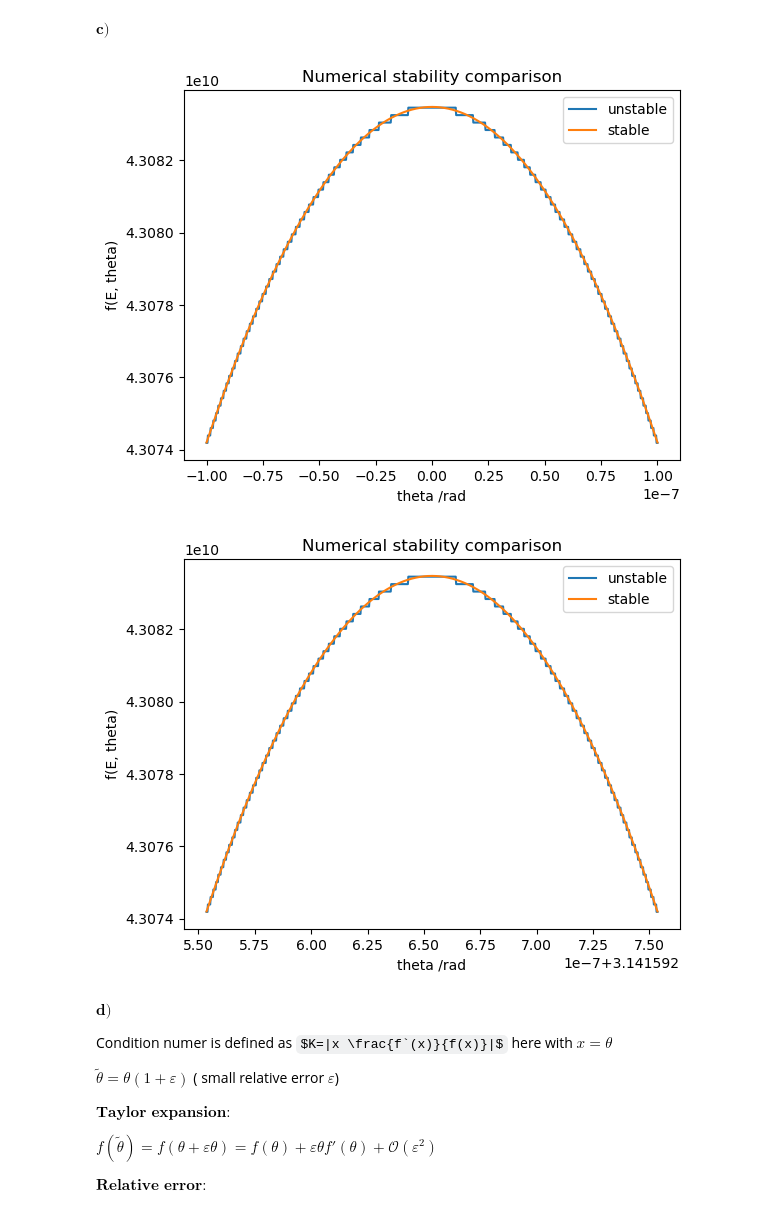
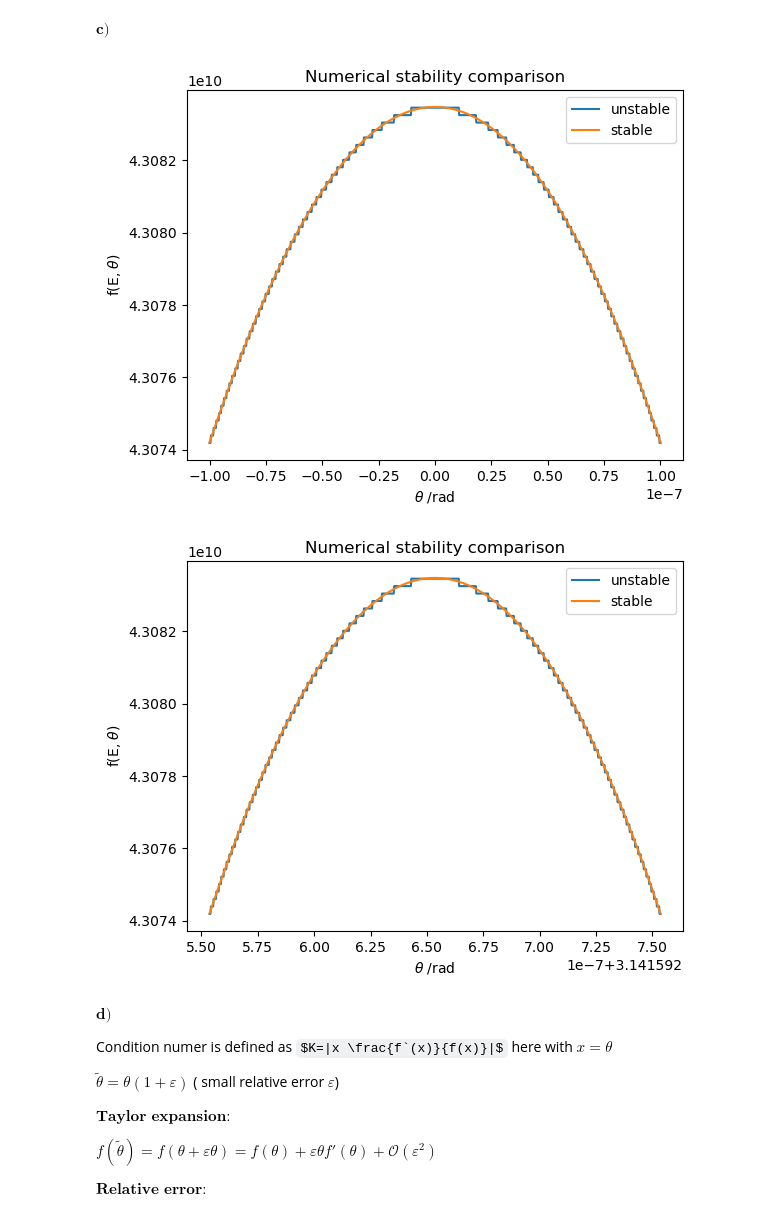
Before and after one commit to Toni4123/Smda, a Jupyter notebook: SMD_sheetNEU_2.ipynb, the cells around one changed output. Saved outputs shown, nothing was run; the diff lists cells and outputs as text; code cells hidden in the pictures; some formulas as TeX source.

```diff
--- a/SMD_sheetNEU_2.ipynb
+++ b/SMD_sheetNEU_2.ipynb
@@ -84,25 +84,25 @@ $\textbf{c)}$
 # %%
 # critical interval around 0
 theta = np.linspace(0.1e-6, -0.1e-6, 1000)
 
 # unchanged f (unstable)
 f_unstable = (2 + (np.sin(theta))**2) / (1 - beta_squared * (np.cos(theta))**2)
 
 # stable f
 f_stable = (2 + (np.sin(theta))**2) / (1/gamma**2 + beta_squared * (np.sin(theta))**2)
 
 # plot
 plt.figure()
 plt.plot(theta, f_unstable, label="unstable")
 plt.plot(theta, f_stable, '-', label="stable")
-plt.xlabel("theta /rad")
-plt.ylabel("f(E, theta)")
+plt.xlabel("$\\theta$ /rad")
+plt.ylabel("f(E, $\\theta$)")
 plt.title("Numerical stability comparison")
 plt.legend()
 #plt.yscale("log") (tried log-scale but think without is better)
 plt.show()
 # %% [output]
-[figure, old version]
+[figure, new version]
 # %%
 # critical interval around pi
 theta = np.linspace(np.pi+0.1e-6, np.pi-0.1e-6, 1000)
@@ -117,14 +117,14 @@ f_stable = (2 + (np.sin(theta))**2) / (1/gamma**2 + beta_squared * (np.sin(theta
 plt.figure()
 plt.plot(theta, f_unstable, label="unstable")
 plt.plot(theta, f_stable, '-', label="stable")
-plt.xlabel("theta /rad")
-plt.ylabel("f(E, theta)")
+plt.xlabel("$\\theta$ /rad")
+plt.ylabel("f(E, $\\theta$)")
 plt.title("Numerical stability comparison")
 plt.legend()
 #plt.yscale("log") (tried log-scale but think without is better)
 plt.show()
 # %% [output]
-[figure, old version]
+[figure, new version]
 # %% [markdown]
 $\textbf{d)}$
 
```
Also changed, not shown: parts of 2 cells of this notebook.
